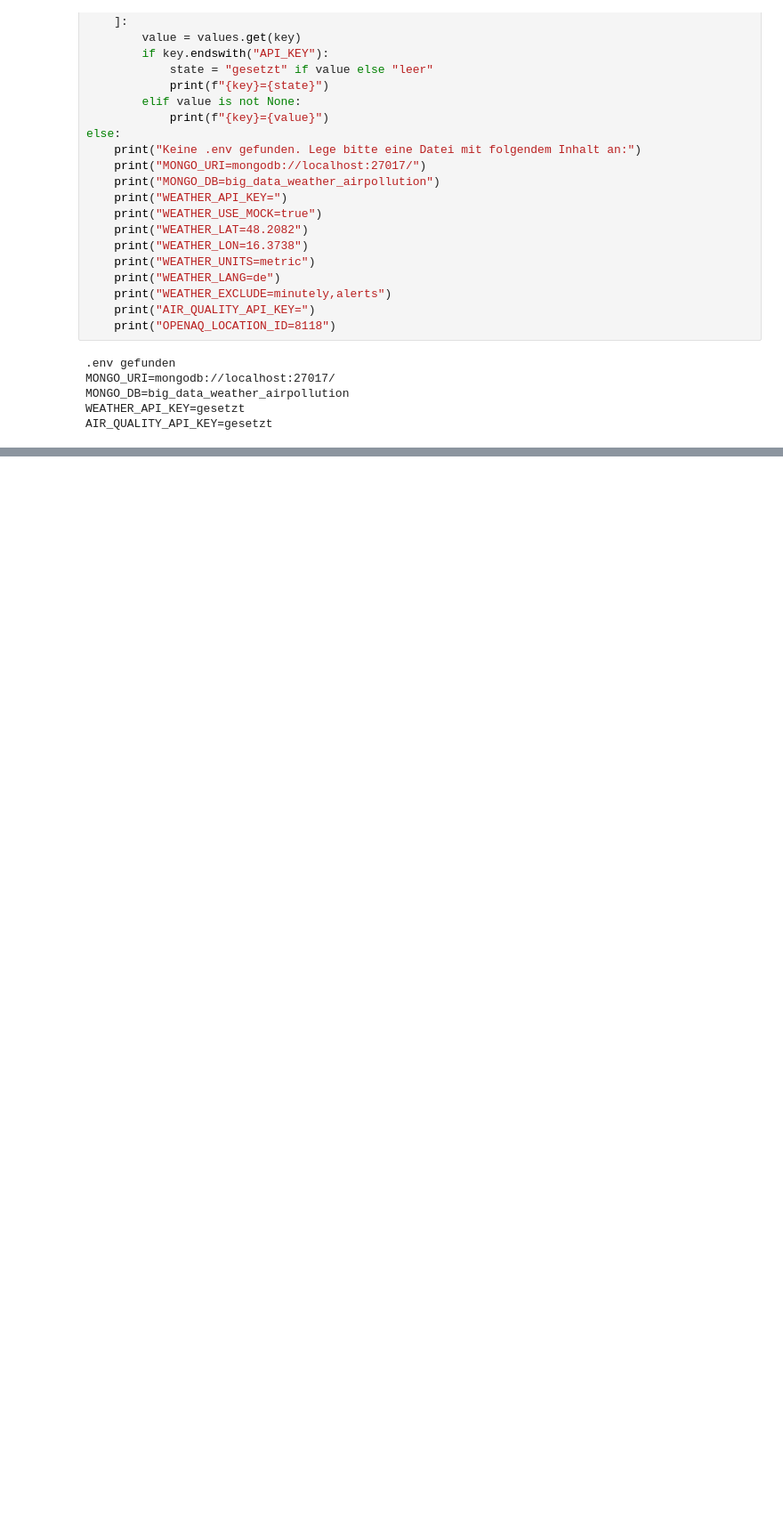
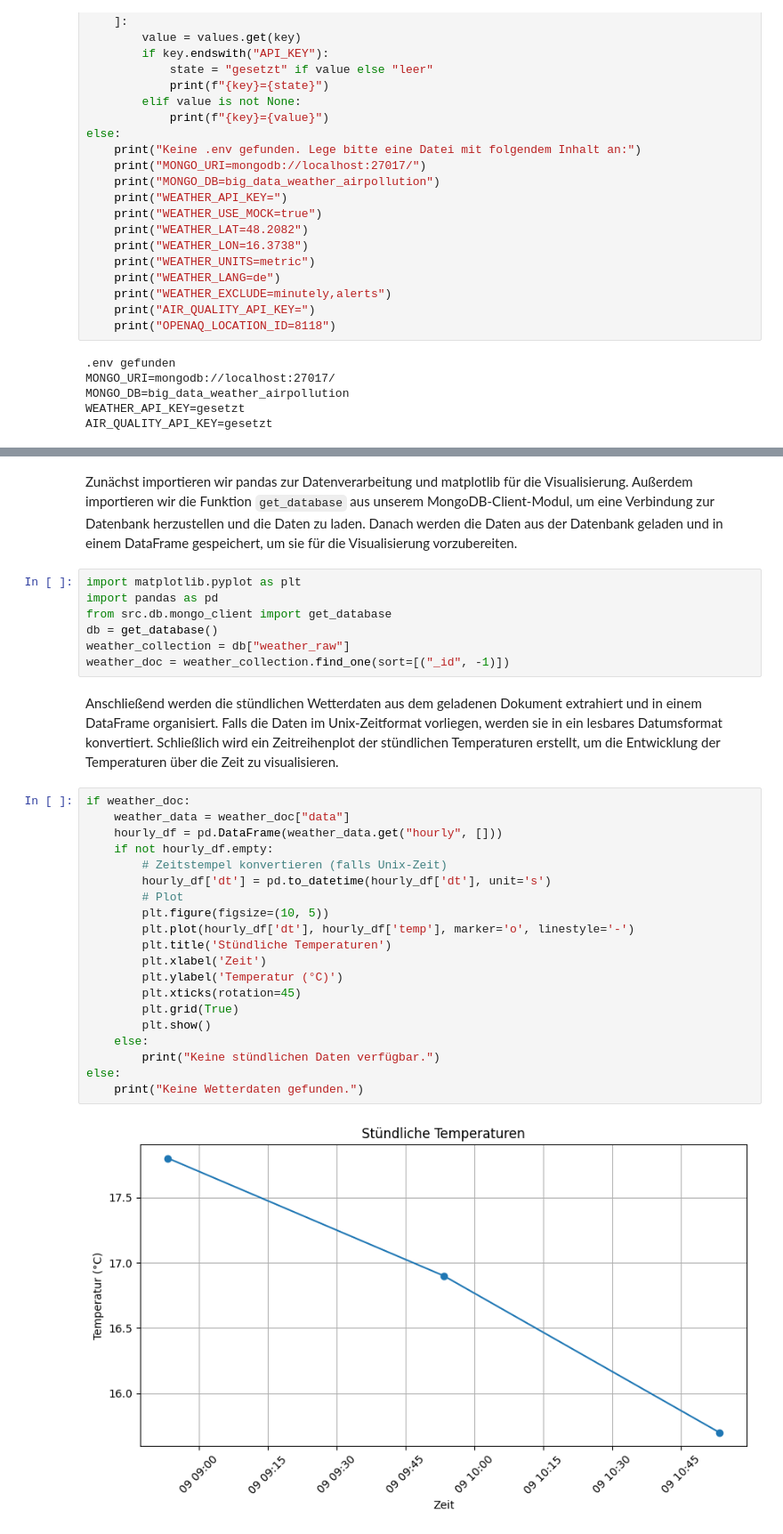
Before and after one commit to 4y1n/BigData, a Jupyter notebook: Jypiter Notebook - BigData Project.ipynb, the cells around one changed output, grey strips where cells are left out. Shown at 89% size. Drawn from its saved outputs; the diff is of its cells as text; blank space fills up the shorter version.

Commit message:
visualisation added (draft)

```diff
--- a/Jypiter Notebook - BigData Project.ipynb
+++ b/Jypiter Notebook - BigData Project.ipynb
@@ -206,0 +202,33 @@ MongoDB-Container und Compose-Ressourcen wurden gestoppt.
+# %% [markdown]
+Zunächst importieren wir pandas zur Datenverarbeitung und matplotlib für die Visualisierung. Außerdem importieren wir die Funktion `get_database` aus unserem MongoDB-Client-Modul, um eine Verbindung zur Datenbank herzustellen und die Daten zu laden. Danach werden die Daten aus der Datenbank geladen und in einem DataFrame gespeichert, um sie für die Visualisierung vorzubereiten.
+# %%
+import matplotlib.pyplot as plt
+import pandas as pd
+from src.db.mongo_client import get_database
+db = get_database()
+weather_collection = db["weather_raw"]
+weather_doc = weather_collection.find_one(sort=[("_id", -1)])
+# %% [markdown]
+Anschließend werden die stündlichen Wetterdaten aus dem geladenen Dokument extrahiert und in einem DataFrame organisiert. Falls die Daten im Unix-Zeitformat vorliegen, werden sie in ein lesbares Datumsformat konvertiert. Schließlich wird ein Zeitreihenplot der stündlichen Temperaturen erstellt, um die Entwicklung der Temperaturen über die Zeit zu visualisieren.
+# %%
+if weather_doc:
+    weather_data = weather_doc["data"]
+    hourly_df = pd.DataFrame(weather_data.get("hourly", []))
+    if not hourly_df.empty:
+        # Zeitstempel konvertieren (falls Unix-Zeit)
+        hourly_df['dt'] = pd.to_datetime(hourly_df['dt'], unit='s')
+        # Plot
+        plt.figure(figsize=(10, 5))
+        plt.plot(hourly_df['dt'], hourly_df['temp'], marker='o', linestyle='-')
+        plt.title('Stündliche Temperaturen')
+        plt.xlabel('Zeit')
+        plt.ylabel('Temperatur (°C)')
+        plt.xticks(rotation=45)
+        plt.grid(True)
+        plt.show()
+    else:
+        print("Keine stündlichen Daten verfügbar.")
+else:
+    print("Keine Wetterdaten gefunden.")
+# %% [output]
+[figure, added]
```
Also changed, not shown: parts of 12 cells of this notebook, 1 other file.
